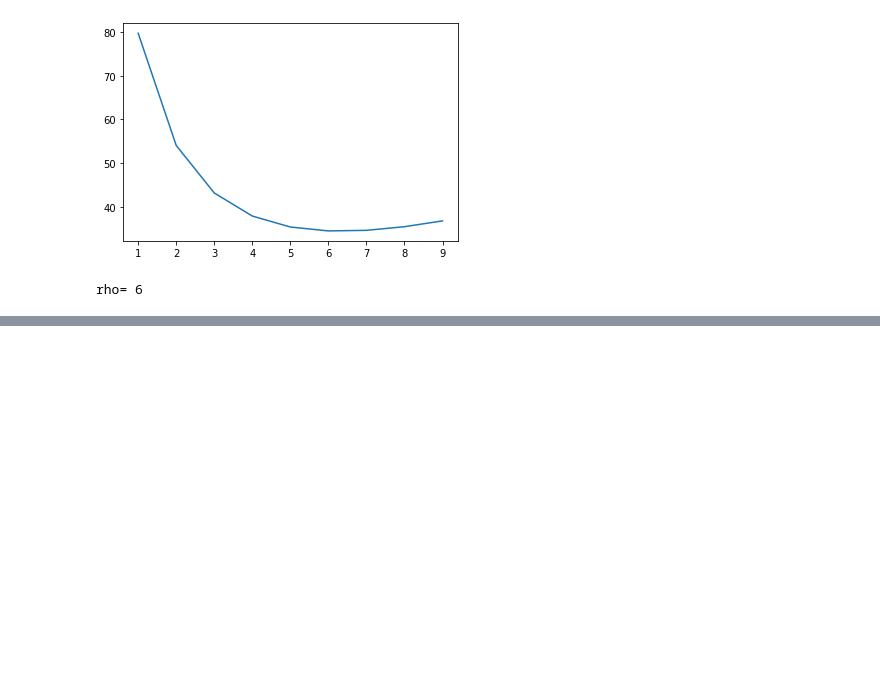
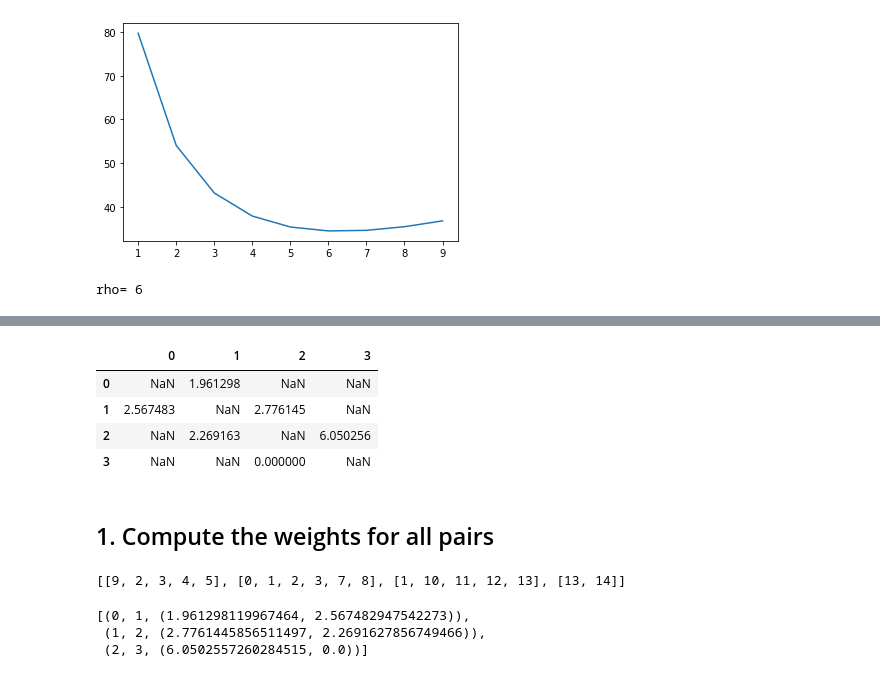
Before and after one commit to maepz/CRISPR_distance, a Jupyter notebook: CRISPR_distance_brouillon.ipynb, the cells around one changed output, grey strips where cells are left out. Cells and saved outputs as stored; diff of their text form; code cells hidden in the pictures; blank space fills up the shorter version.

```diff
--- a/CRISPR_distance_brouillon.ipynb
+++ b/CRISPR_distance_brouillon.ipynb
@@ -1099,0 +1219,30 @@ rho= 6
+# %%
+for k,v in final_dist.items():
+    x=dic['-'.join(map(str,k.s1))] #row "distance from common ancestor to x..."
+    y=dic['-'.join(map(str,k.s2))] # column "...when associated to y"
+    d_xy=v[0]
+    d_yx=v[1]
+
+    df.loc[x,y]=d_xy
+    df.loc[y,x]=d_yx
+    dp.loc[x,y]=d_xy+d_yx
+    dp.loc[y,x]=d_xy+d_yx
+
+df
+# %% [output]
+|  | 0 | 1 | 2 | 3 |
+| 0 | NaN | 1.961298 | NaN | NaN |
+| 1 | 2.567483 | NaN | 2.776145 | NaN |
+| 2 | NaN | 2.269163 | NaN | 6.050256 |
+| 3 | NaN | NaN | 0.000000 | NaN |
+# %% [markdown]
+## 1. Compute the weights for all pairs
+# %%
+# [((k.s1,k.s2),v) for k,v in final_dist.items]
+print(arrays)
+[(dic['-'.join(map(str,k.s1))],dic['-'.join(map(str,k.s2))],v) for k,v in final_dist.items()]
+# %% [output]
+[[9, 2, 3, 4, 5], [0, 1, 2, 3, 7, 8], [1, 10, 11, 12, 13], [13, 14]]
+[(0, 1, (1.961298119967464, 2.567482947542273)),
+ (1, 2, (2.7761445856511497, 2.2691627856749466)),
+ (2, 3, (6.0502557260284515, 0.0))]
```
Also changed, not shown: parts of 12 cells of this notebook, 2 other files.
